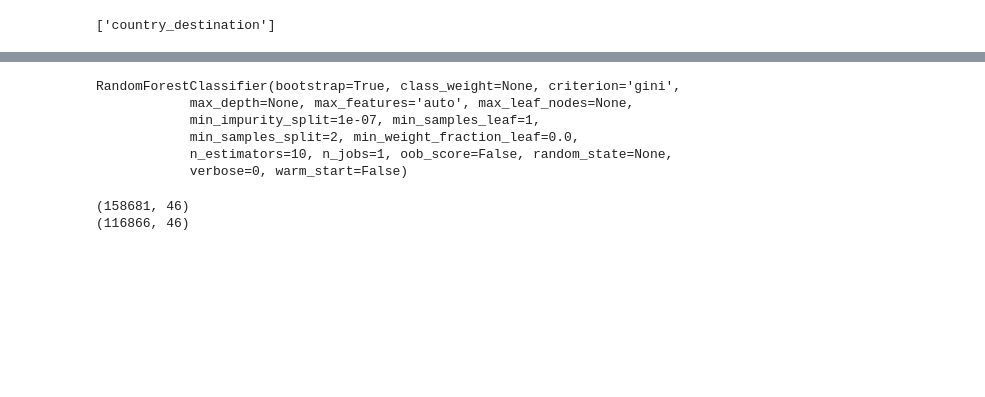
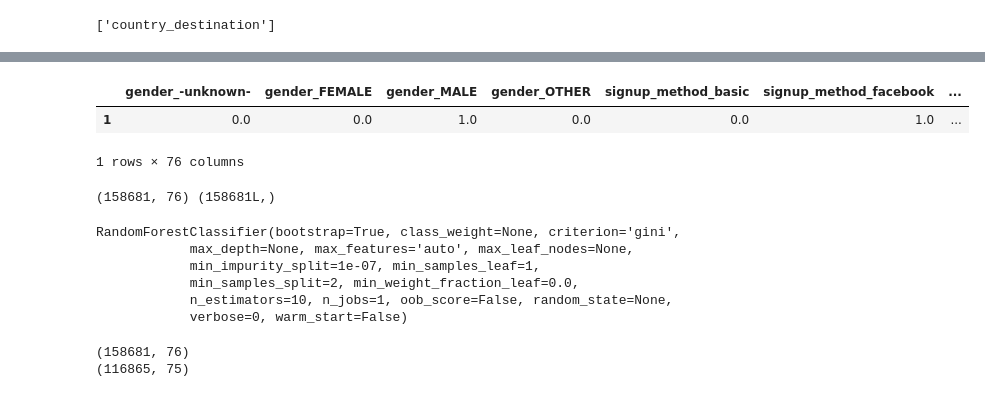
Before and after one commit to alikhanzadi/Projects, a Jupyter notebook: project-captsone/airbnb_age_imputation.ipynb, the cells around one changed output, grey strips where cells are left out. Drawn from its saved outputs; the diff is of its cells as text; code cells hidden in the pictures; blank space fills up the shorter version.

```diff
--- a/project-captsone/airbnb_age_imputation.ipynb
+++ b/project-captsone/airbnb_age_imputation.ipynb
@@ -2,5 +2,7 @@
 import pandas as pd
 import numpy as np
 # %%
-train = pd.read_csv('train_users_2.csv')
-test = pd.read_csv('test_users.csv')
+train = pd.read_csv('./Assets/train_users_2.csv/train_users_2.csv')
+test = pd.read_csv('./Assets/test_users.csv/test_users.csv')
+print train.shape
+print test.shape
@@ -13,3 +12,5 @@ print test.shape
+# %%
+test.drop(39024,inplace=True)
 # %% [markdown]
 ### Equalize features in dataframes to be combined
 # %%
@@ -29,3 +47,7 @@ combined.shape
+# %%
+brow_cnt = zip(combined['first_browser'].value_counts().index, combined['first_browser'].value_counts().values)
+brow_other = [x[0] for x in brow_cnt if x[1]<150]
+combined.first_browser = combined.first_browser.apply(lambda x: 'Other' if x in brow_other else x)
 # %%
 ### age_x_test and age_x_train represent the set to give me ages
 
@@ -61,0 +68,6 @@ allx = pd.get_dummies(all_)
+# %%
+features = ['gender', 'signup_method', 'signup_app', 'first_device_type','affiliate_provider', 'first_browser']
+for f in features:
+    print f, len(age_x_train[f].unique())
+    print age_x_train[f].value_counts()
+    print '------------------------------'
@@ -62,3 +100,15 @@ allx = pd.get_dummies(all_)
+# %%
+train_ = age_x_train[features]
+X = pd.get_dummies(train_)
+X.head(1)
+# %% [output]
+|  | gender_-unknown- | gender_FEMALE | gender_MALE | gender_OTHER | signup_method_basic | signup_method_facebook | ... |
+| 1 | 0.0 | 0.0 | 1.0 | 0.0 | 0.0 | 1.0 | ... |
+1 rows × 76 columns
+# %%
+print X.shape, age_target.shape
+# %% [output]
+(158681, 76) (158681L,)
 # %%
 from sklearn.ensemble import RandomForestClassifier
 model = RandomForestClassifier()
@@ -77,6 +126,6 @@ allxtest = pd.get_dummies(all_x)
 # %%
-print allx.shape
-print allxtest.shape
+print X.shape
+print X_test.shape
 # %% [output]
-(158681, 46)
-(116866, 46)
+(158681, 76)
+(116865, 75)
```
Also changed, not shown: parts of 29 cells of this notebook, 5 other files.
